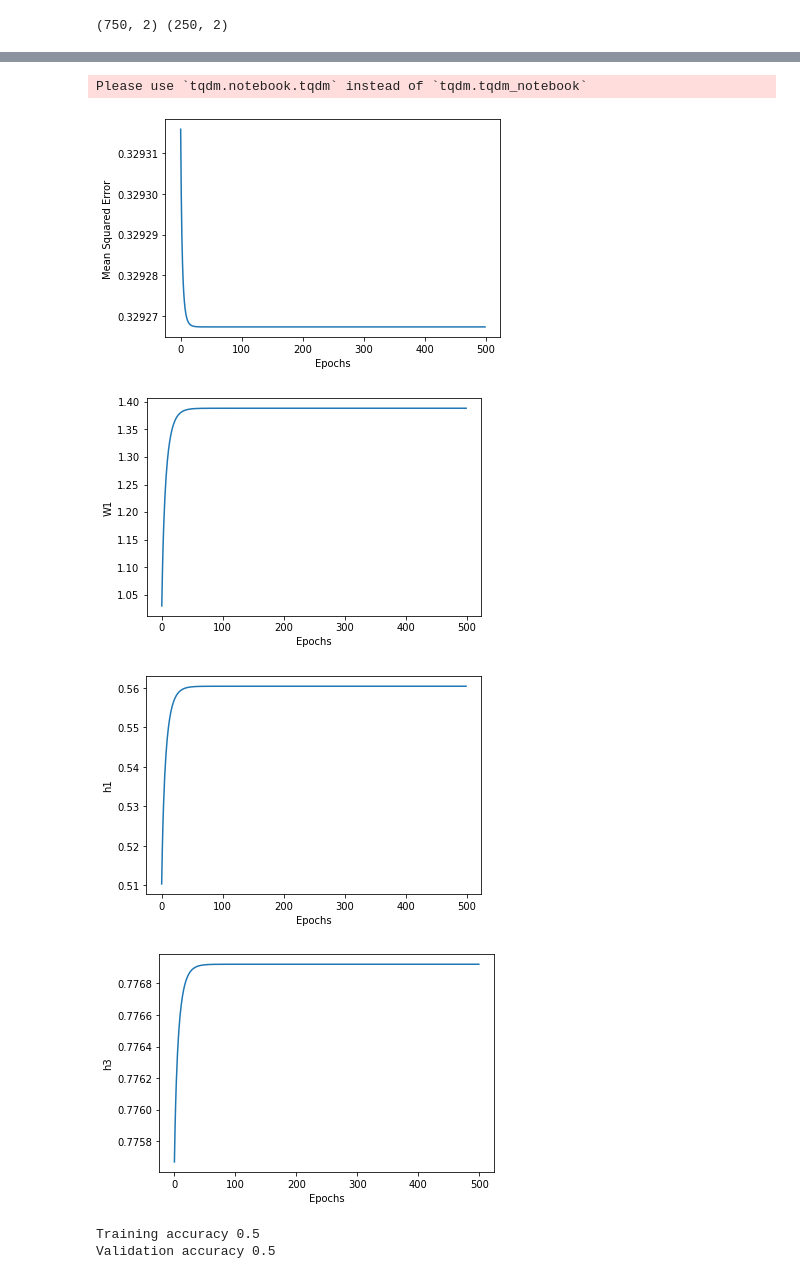
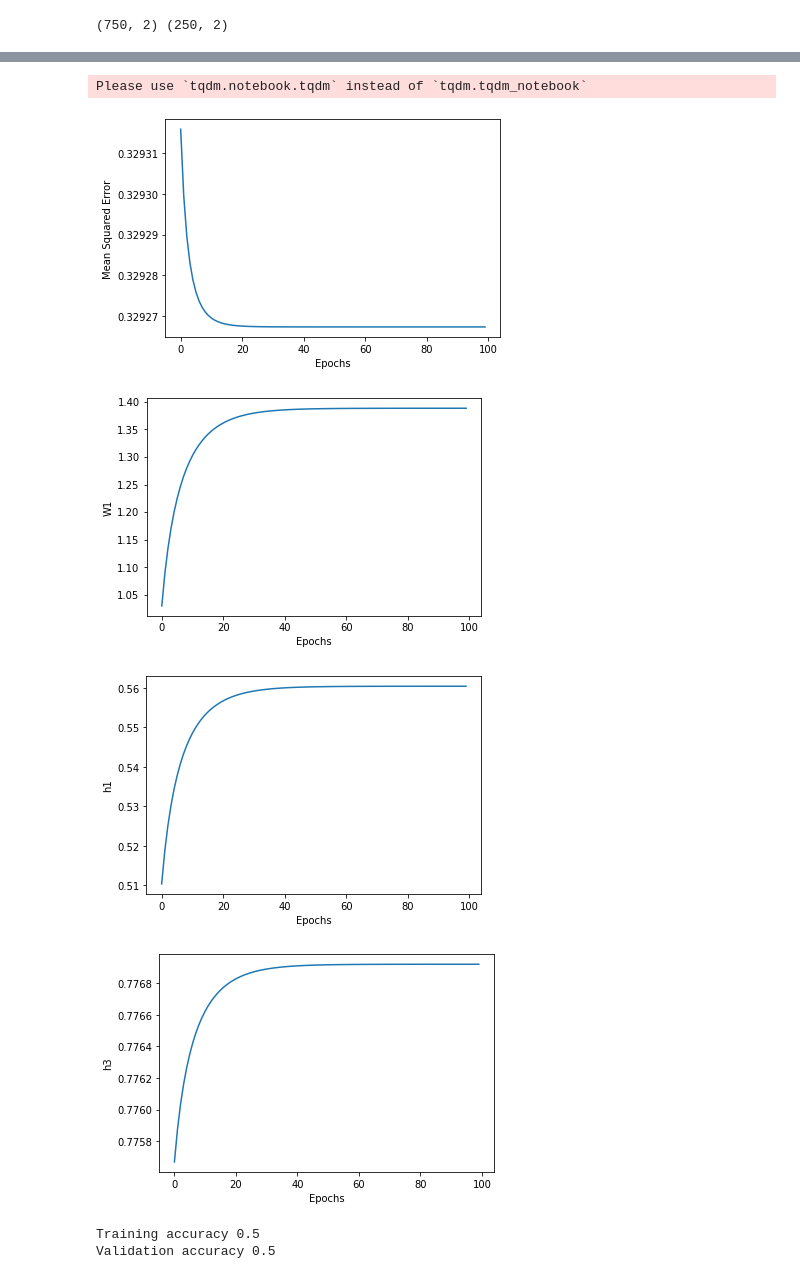
Before and after one commit to pragneshrana/DeepLearning, a Jupyter notebook: TrainingFeedForwardNN/ScalarBackPropogation.ipynb, the cells around one changed output, grey strips where cells are left out. Saved outputs shown, nothing was run; the diff lists cells and outputs as text; code cells hidden in the pictures.

```diff
--- a/TrainingFeedForwardNN/ScalarBackPropogation.ipynb
+++ b/TrainingFeedForwardNN/ScalarBackPropogation.ipynb
@@ -173,13 +173,13 @@ class FirstFFNetworkW1:
     return np.array(Y_pred)
 # %%
 ffn = FirstFFNetworkW1()
-ffn.fit(X_train, Y_train, epochs=500, learning_rate=1, display_loss=True)
+ffn.fit(X_train, Y_train, epochs=100, learning_rate=1, display_loss=True)
 # %% [output]
 Please use `tqdm.notebook.tqdm` instead of `tqdm.tqdm_notebook`
-[figure, old version]
+[figure, new version]
-[figure, old version]
+[figure, new version]
-[figure, old version]
+[figure, new version]
-[figure, old version]
+[figure, new version]
 # %%
 Y_pred_train = ffn.predict(X_train)
 Y_pred_binarised_train = (Y_pred_train >= 0.5).astype("int").ravel()
```
Also changed, not shown: parts of 13 cells of this notebook.
